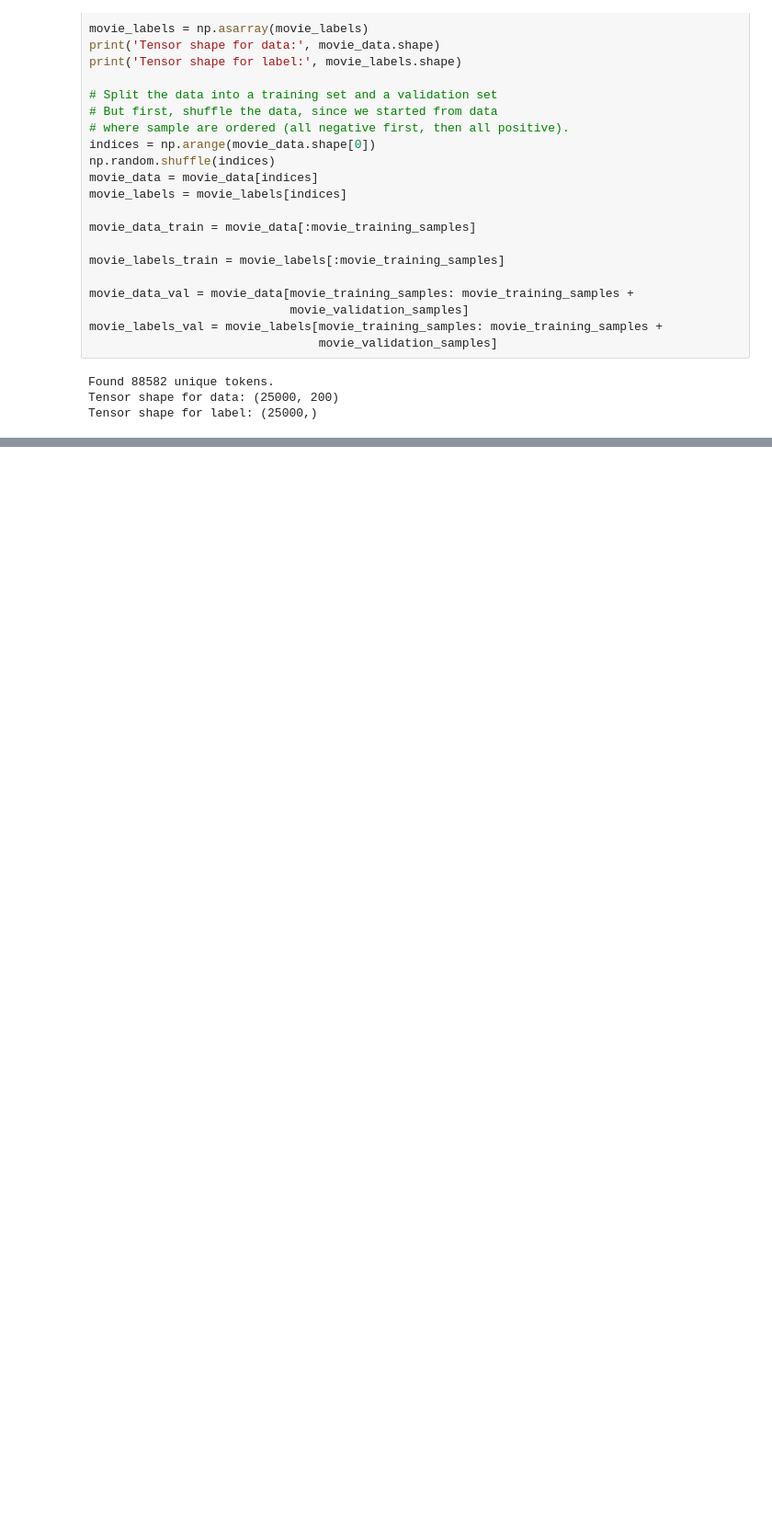
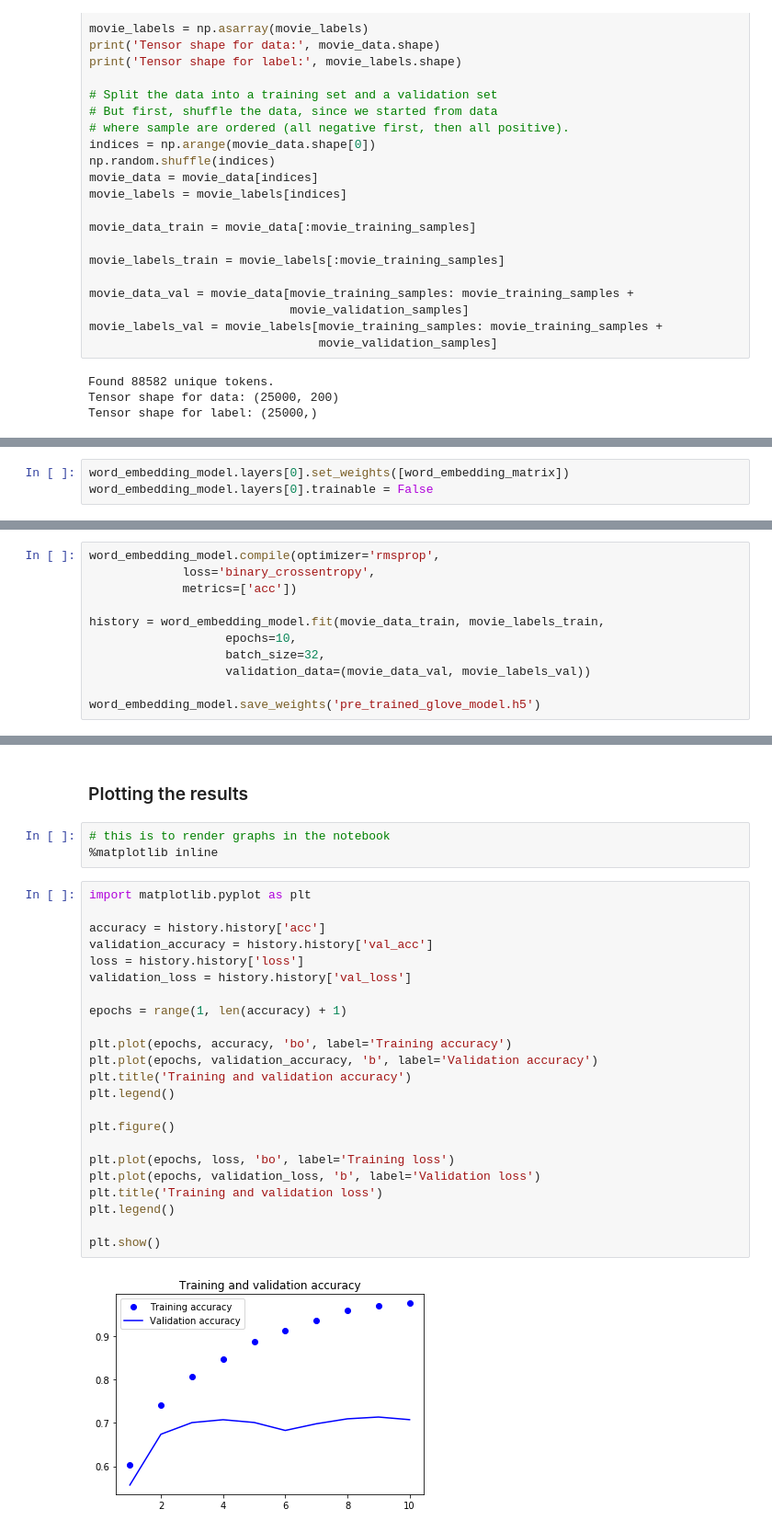
Before and after one commit to jrthee/machine-learning-sentiment-analysis, a Jupyter notebook: Sentiment Analysis.ipynb, the cells around one changed output, grey strips where cells are left out. Shown at 92% size. Drawn from its saved outputs; the diff is of its cells as text; blank space fills up the shorter version.

Commit message:
Preprocessed, trained, and tested word embedding model

```diff
--- a/Sentiment Analysis.ipynb
+++ b/Sentiment Analysis.ipynb
@@ -83,0 +151,3 @@ Tensor shape for label: (25000,)
+# %%
+word_embedding_model.layers[0].set_weights([word_embedding_matrix])
+word_embedding_model.layers[0].trainable = False
@@ -83,0 +156,11 @@ Tensor shape for label: (25000,)
+# %%
+word_embedding_model.compile(optimizer='rmsprop',
+             loss='binary_crossentropy',
+             metrics=['acc'])
+
+history = word_embedding_model.fit(movie_data_train, movie_labels_train,
+                   epochs=10,
+                   batch_size=32,
+                   validation_data=(movie_data_val, movie_labels_val))
+
+word_embedding_model.save_weights('pre_trained_glove_model.h5')
@@ -83,0 +185,30 @@ Tensor shape for label: (25000,)
+# %% [markdown]
+### Plotting the results
+# %%
+# this is to render graphs in the notebook
+%matplotlib inline
+# %%
+import matplotlib.pyplot as plt
+
+accuracy = history.history['acc']
+validation_accuracy = history.history['val_acc']
+loss = history.history['loss']
+validation_loss = history.history['val_loss']
+
+epochs = range(1, len(accuracy) + 1)
+
+plt.plot(epochs, accuracy, 'bo', label='Training accuracy')
+plt.plot(epochs, validation_accuracy, 'b', label='Validation accuracy')
+plt.title('Training and validation accuracy')
+plt.legend()
+
+plt.figure()
+
+plt.plot(epochs, loss, 'bo', label='Training loss')
+plt.plot(epochs, validation_loss, 'b', label='Validation loss')
+plt.title('Training and validation loss')
+plt.legend()
+
+plt.show()
+# %% [output]
+[figure, added]
```
Also changed, not shown: parts of 25 cells of this notebook, 3 other files.
